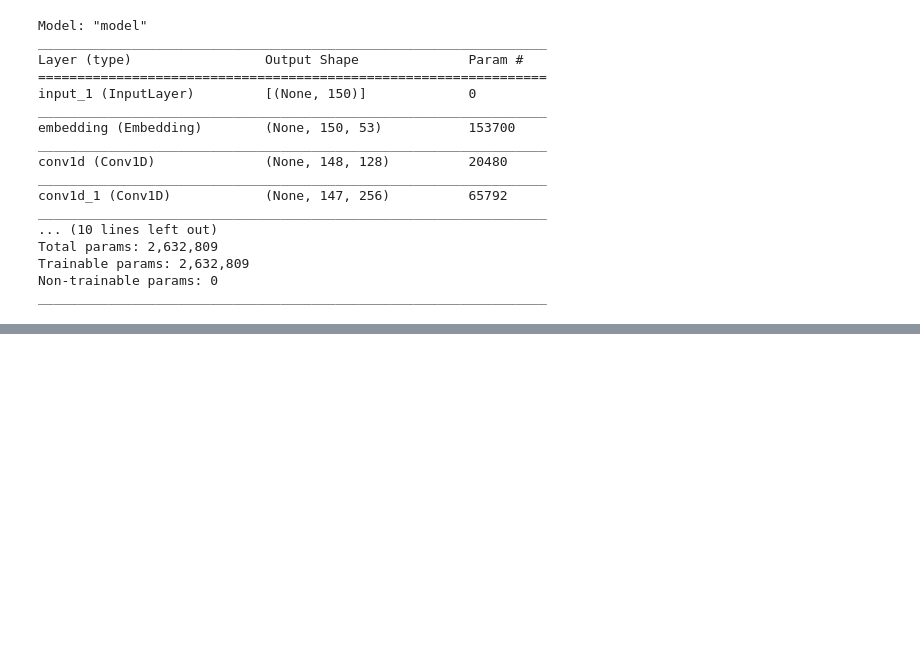
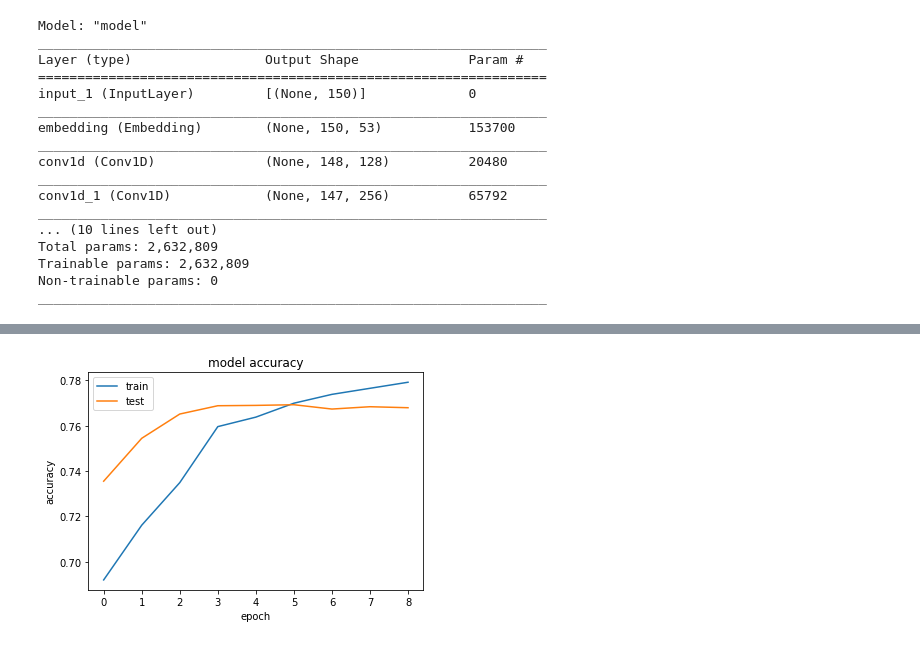
Before and after one commit to Sharovatov-N/NLP, a Jupyter notebook: ПЗ 7.ipynb, the cells around one changed output, grey strips where cells are left out. Drawn from its saved outputs; the diff is of its cells as text; code cells hidden in the pictures; blank space fills up the shorter version.

```diff
--- a/ПЗ 7.ipynb
+++ b/ПЗ 7.ipynb
@@ -220,0 +227,10 @@ model.evaluate(X_test, test_enc_labels)
+# %%
+embeddings_index = dict()
+f = open('model.txt')
+for line in f:
+    values = line.split()
+    word = re.split(r'_', values[0])[0]
+    coefs = np.asarray(values[1:], dtype='float32')
+    embeddings_index[word] = coefs
+f.close()
+print('Loaded %s word vectors.' % len(embeddings_index))
@@ -220,0 +239,22 @@ model.evaluate(X_test, test_enc_labels)
+# %%
+embedding_matrix = np.zeros((len(word2idx), 300))
+for word, i in word2idx.items():
+    embedding_vector = embeddings_index.get(word)
+    if embedding_vector is not None:
+        embedding_matrix[i] = embedding_vector
+# %%
+inputs = L.Input(shape=(X_train.shape[1],))
+embedded_sequences = L.Embedding(input_dim=len(word2idx), weights=[embedding_matrix], output_dim=300, trainable=False)(inputs)
+l_cov1= L.Conv1D(128, 3, activation='relu')(embedded_sequences)
+l_cov2 = L.Conv1D(256, 2, activation='relu')(l_cov1)
+l_pool1 = L.MaxPooling1D(2)(l_cov2)
+l_flat = L.Flatten()(l_pool1)
+l_dense = L.Dense(128, activation='relu')(l_flat)
+l_d = L.Dropout(0.9)(l_dense)
+preds = L.Dense(num_classes, activation='softmax')(l_d)
+
+model = Model(inputs=inputs, outputs=preds)
+model.summary()
+model.compile(loss=tf.keras.losses.SparseCategoricalCrossentropy(),
+              optimizer='adam',
+              metrics=['accuracy'])
@@ -220,0 +279,8 @@ model.evaluate(X_test, test_enc_labels)
+# %%
+callback = tf.keras.callbacks.EarlyStopping(monitor='val_accuracy', patience=3, restore_best_weights=True)
+
+history = model.fit(X_train, train_enc_labels, batch_size=128, epochs=25,
+          validation_data=(X_test, test_enc_labels), callbacks=[callback], verbose=0)
+plot_history(history)
+# %% [output]
+[figure, added]
```
Also changed, not shown: parts of 10 cells of this notebook.
